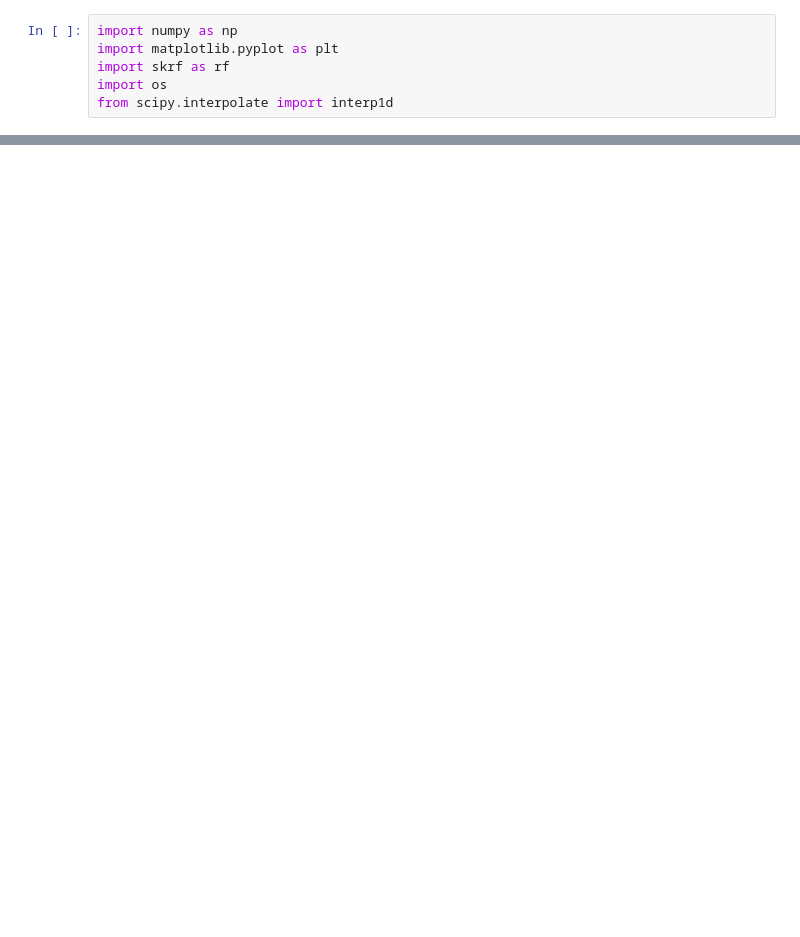
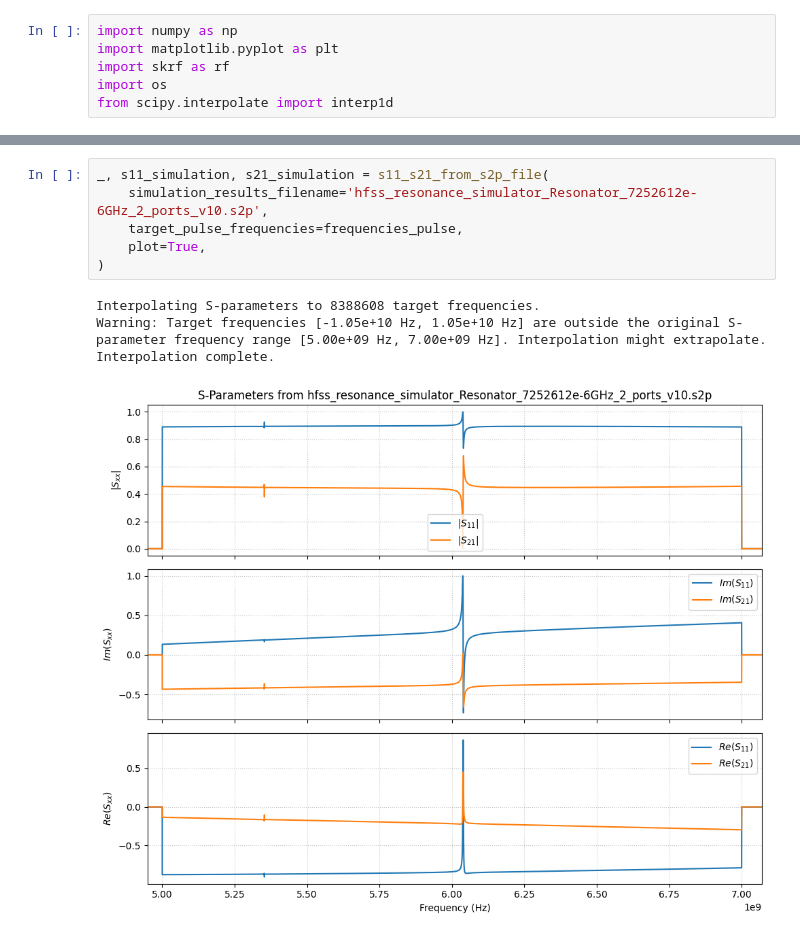
Before and after one commit to alexanderosherov/transmon_qubit_readout_simulation, a Jupyter notebook: simple_readout.ipynb, the cells around one changed output, grey strips where cells are left out. Cells and saved outputs as stored; diff of their text form; blank space fills up the shorter version.

```diff
--- a/simple_readout.ipynb
+++ b/simple_readout.ipynb
@@ -245,2 +267,13 @@ _, pulse_signal = create_rectangle_pulse(target_pulse_frequencies=frequencies_si
+# %%
+_, s11_simulation, s21_simulation = s11_s21_from_s2p_file(
+    simulation_results_filename='hfss_resonance_simulator_Resonator_7252612e-6GHz_2_ports_v10.s2p',
+    target_pulse_frequencies=frequencies_pulse,
+    plot=True,
+)
+# %% [output]
+Interpolating S-parameters to 8388608 target frequencies.
+Warning: Target frequencies [-1.05e+10 Hz, 1.05e+10 Hz] are outside the original S-parameter frequency range [5.00e+09 Hz, 7.00e+09 Hz]. Interpolation might extrapolate.
+Interpolation complete.
+[figure, new version]
 # %%
 reflected_signal = readout_signal_after_interaction_with_resonator(s=s11_simulation,
```
Also changed, not shown: parts of 12 cells of this notebook.
